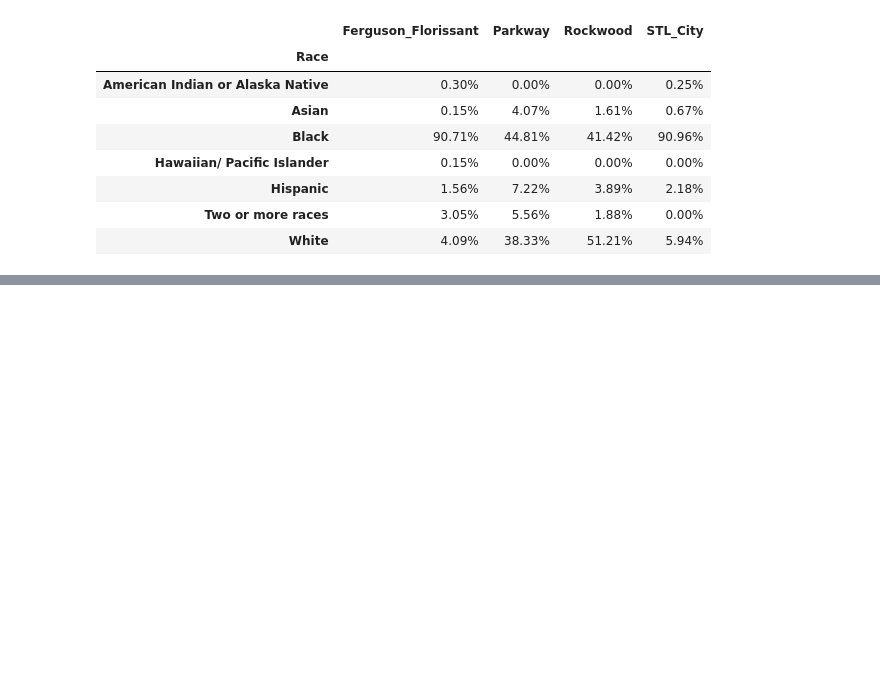
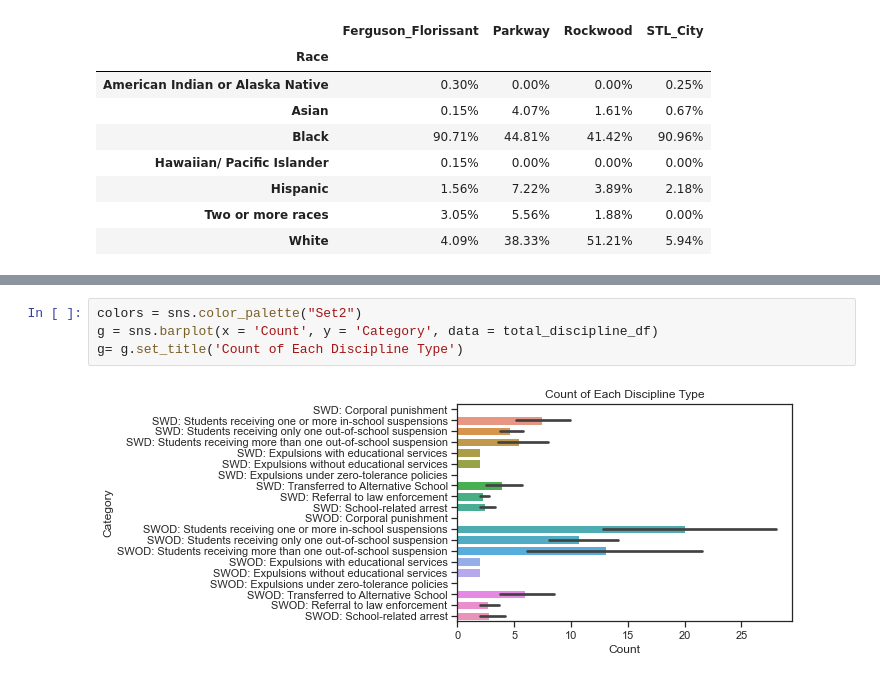
Before and after one commit to cmantooth/GreaterSTL_School_Analysis, a Jupyter notebook: Discipline_Schools/Data_Project.ipynb, the cells around one changed output, grey strips where cells are left out. Drawn from its saved outputs; the diff is of its cells as text; blank space fills up the shorter version.

```diff
--- a/Discipline_Schools/Data_Project.ipynb
+++ b/Discipline_Schools/Data_Project.ipynb
@@ -343,0 +361,6 @@ plt.xticks(rotation=30, horizontalalignment="center")
+# %%
+colors = sns.color_palette("Set2")
+g = sns.barplot(x = 'Count', y = 'Category', data = total_discipline_df)
+g= g.set_title('Count of Each Discipline Type')
+# %% [output]
+[figure, added]
```
Also changed, not shown: parts of 26 cells of this notebook.
